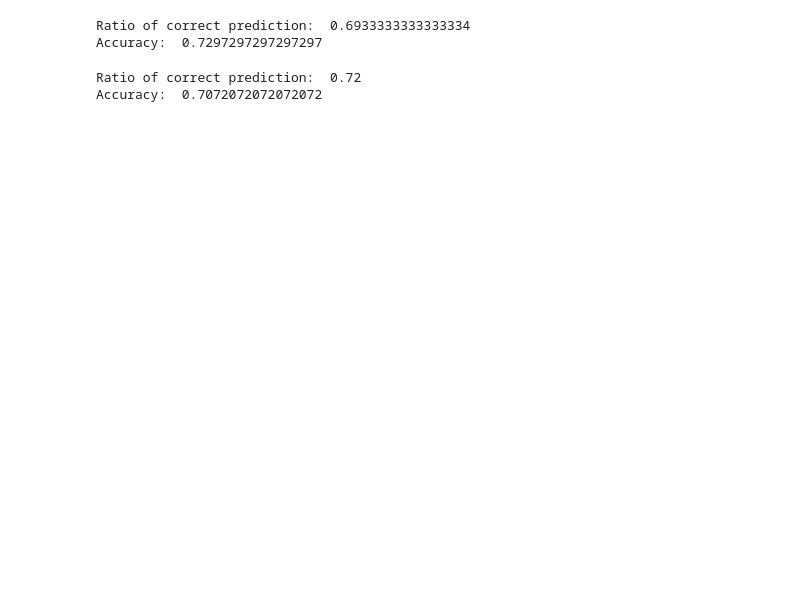
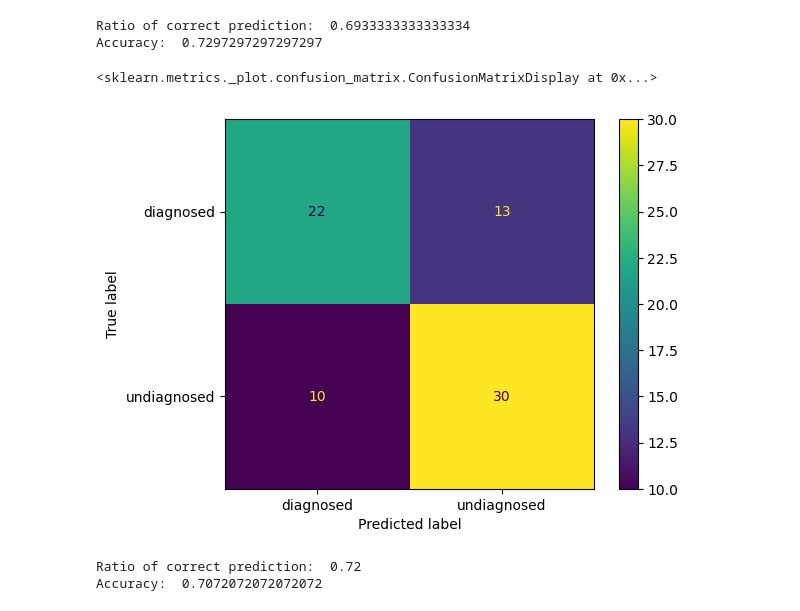
Before and after one commit to ytorigata/dsci-100-2022w2-group-22, a Jupyter notebook: docs/working.ipynb, the cells around one changed output. Cells and saved outputs as stored; diff of their text form; code cells hidden in the pictures; blank space fills up the shorter version.

Commit message:
Added confusion matrices of the prediction with K=11 and K=12 for Cholesterol vs Max Heart Rate

```diff
--- a/docs/working.ipynb
+++ b/docs/working.ipynb
@@ -454,6 +456,19 @@ print("Accuracy: ", pred_accuracy_chol_maxhr_11)
 # %% [output]
 Ratio of correct prediction:  0.6933333333333334
 Accuracy:  0.7297297297297297
+# %%
+chol_maxhr_11_mat = confusion_matrix(
+    pred_chol_maxhr_11["heart_disease"],  # true labels
+    pred_chol_maxhr_11["predicted"],  # predicted labels
+    labels=knn_fit_chol_maxhr_11.classes_, # specify the label for each class
+)
+disp_chol_maxhr_11 = ConfusionMatrixDisplay(
+    confusion_matrix=chol_maxhr_11_mat, display_labels=knn_fit_chol_maxhr_11.classes_
+)
+disp_chol_maxhr_11.plot()
+# %% [output]
+<sklearn.metrics._plot.confusion_matrix.ConfusionMatrixDisplay at 0x...>
+[figure, added]
 # %%
 # try to see the result with n=20
 knn_20 = KNeighborsClassifier(n_neighbors=20)
```
Also changed, not shown: parts of 3 cells of this notebook.
